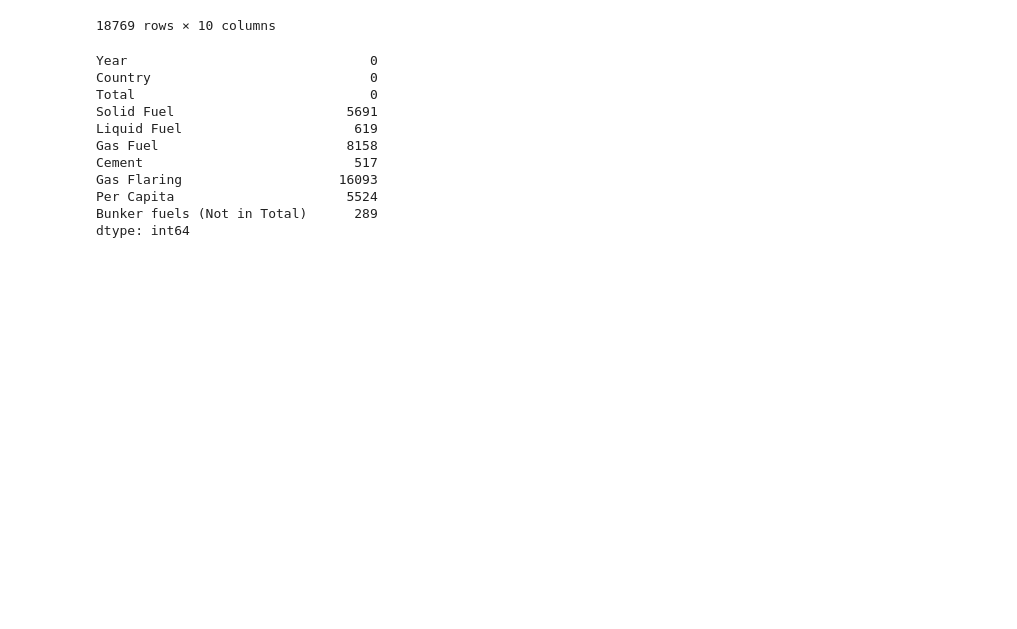
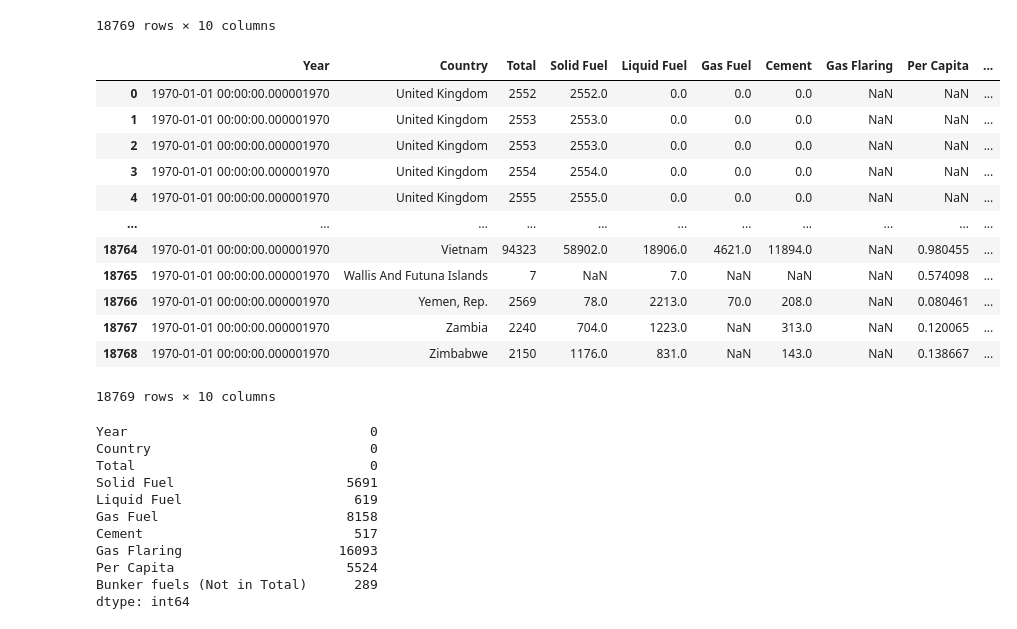
Before and after one commit to MichaelGalazz/Tarea-1-ML, a Jupyter notebook: Tarea_1 (3).ipynb, the cells around one changed output. Cells and saved outputs as stored; diff of their text form; code cells hidden in the pictures; blank space fills up the shorter version.

```diff
--- a/Tarea_1 (3).ipynb
+++ b/Tarea_1 (3).ipynb
@@ -1168,7 +1168,24 @@ df_co2
 | 18768 | 2020 | ZIMBABWE | 2150 | 1176.0 | 831.0 | NaN | 143.0 | NaN | 0.138667 | ... |
 18769 rows × 10 columns
 # %%
-df_co2["Year"] = pd.to_datetime(df_co2["Year"]).dt.year
+df_co2["Year"] = pd.to_datetime(df_co2["Year"])
+
+
+df_co2
+# %% [output]
+|  | Year | Country | Total | Solid Fuel | Liquid Fuel | Gas Fuel | Cement | Gas Flaring | Per Capita | ... |
+| 0 | 1970-01-01 00:00:00.000001970 | United Kingdom | 2552 | 2552.0 | 0.0 | 0.0 | 0.0 | NaN | NaN | ... |
+| 1 | 1970-01-01 00:00:00.000001970 | United Kingdom | 2553 | 2553.0 | 0.0 | 0.0 | 0.0 | NaN | NaN | ... |
+| 2 | 1970-01-01 00:00:00.000001970 | United Kingdom | 2553 | 2553.0 | 0.0 | 0.0 | 0.0 | NaN | NaN | ... |
+| 3 | 1970-01-01 00:00:00.000001970 | United Kingdom | 2554 | 2554.0 | 0.0 | 0.0 | 0.0 | NaN | NaN | ... |
+| 4 | 1970-01-01 00:00:00.000001970 | United Kingdom | 2555 | 2555.0 | 0.0 | 0.0 | 0.0 | NaN | NaN | ... |
+| ... | ... | ... | ... | ... | ... | ... | ... | ... | ... | ... |
+| 18764 | 1970-01-01 00:00:00.000001970 | Vietnam | 94323 | 58902.0 | 18906.0 | 4621.0 | 11894.0 | NaN | 0.980455 | ... |
+| 18765 | 1970-01-01 00:00:00.000001970 | Wallis And Futuna Islands | 7 | NaN | 7.0 | NaN | NaN | NaN | 0.574098 | ... |
+| 18766 | 1970-01-01 00:00:00.000001970 | Yemen, Rep. | 2569 | 78.0 | 2213.0 | 70.0 | 208.0 | NaN | 0.080461 | ... |
+| 18767 | 1970-01-01 00:00:00.000001970 | Zambia | 2240 | 704.0 | 1223.0 | NaN | 313.0 | NaN | 0.120065 | ... |
+| 18768 | 1970-01-01 00:00:00.000001970 | Zimbabwe | 2150 | 1176.0 | 831.0 | NaN | 143.0 | NaN | 0.138667 | ... |
+18769 rows × 10 columns
 # %%
 print(df_co2.isnull().sum())
 # %% [output]
```
Also changed, not shown: parts of 4 cells of this notebook.
